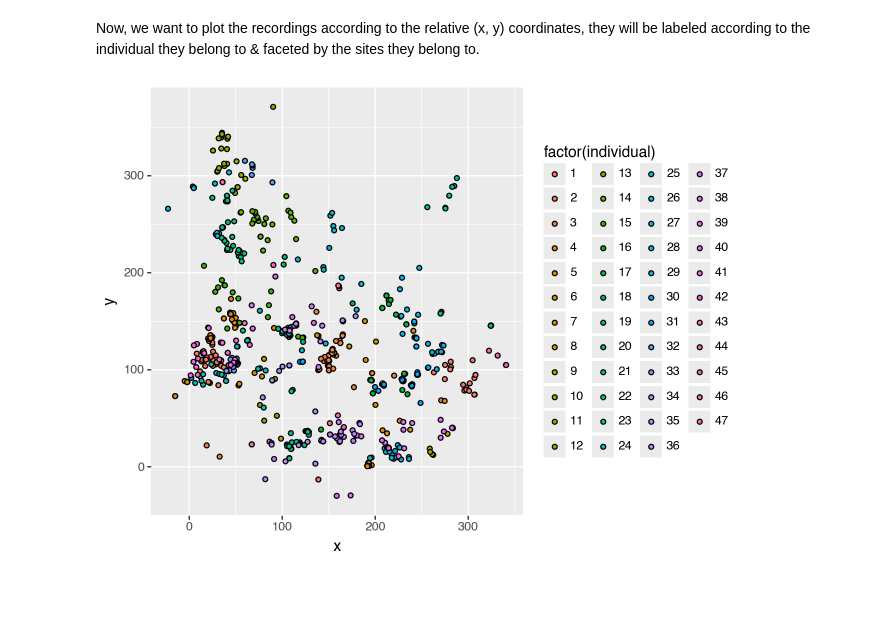
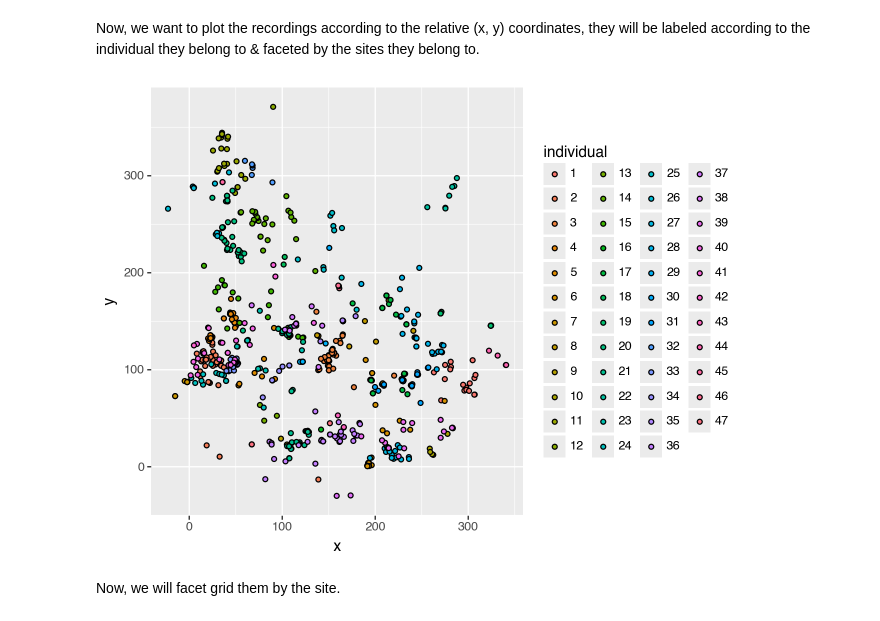
Before and after one commit to andChen2026/Bird_Network_Interactions_Analyzer, a Jupyter notebook: bioacoustics_data_analysis.ipynb, the cells around one changed output. Cells and saved outputs as stored; diff of their text form; code cells hidden in the pictures; blank space fills up the shorter version.

```diff
--- a/bioacoustics_data_analysis.ipynb
+++ b/bioacoustics_data_analysis.ipynb
@@ -97,11 +97,13 @@ fig_df['x'] = subst_loaded_events_df['relative_position'].apply(
 fig_df['y'] = subst_loaded_events_df['relative_position'].apply(
     lambda p: ast.literal_eval(p)[1]
 )
-fig_df['individual'] = subst_loaded_events_df['individual']
+fig_df['individual'] = subst_loaded_events_df['individual'].astype("category")
 # %%
 (
-    ggplot(fig_df, aes('x', 'y', fill = 'factor(individual)')) +
+    ggplot(fig_df, aes('x', 'y', fill = 'individual')) +
         geom_point()
 )
 # %% [output]
-[figure, old version]
+[figure, new version]
+# %% [markdown]
+Now, we will facet grid them by the site.
```
Also changed, not shown: parts of 3 cells of this notebook.
